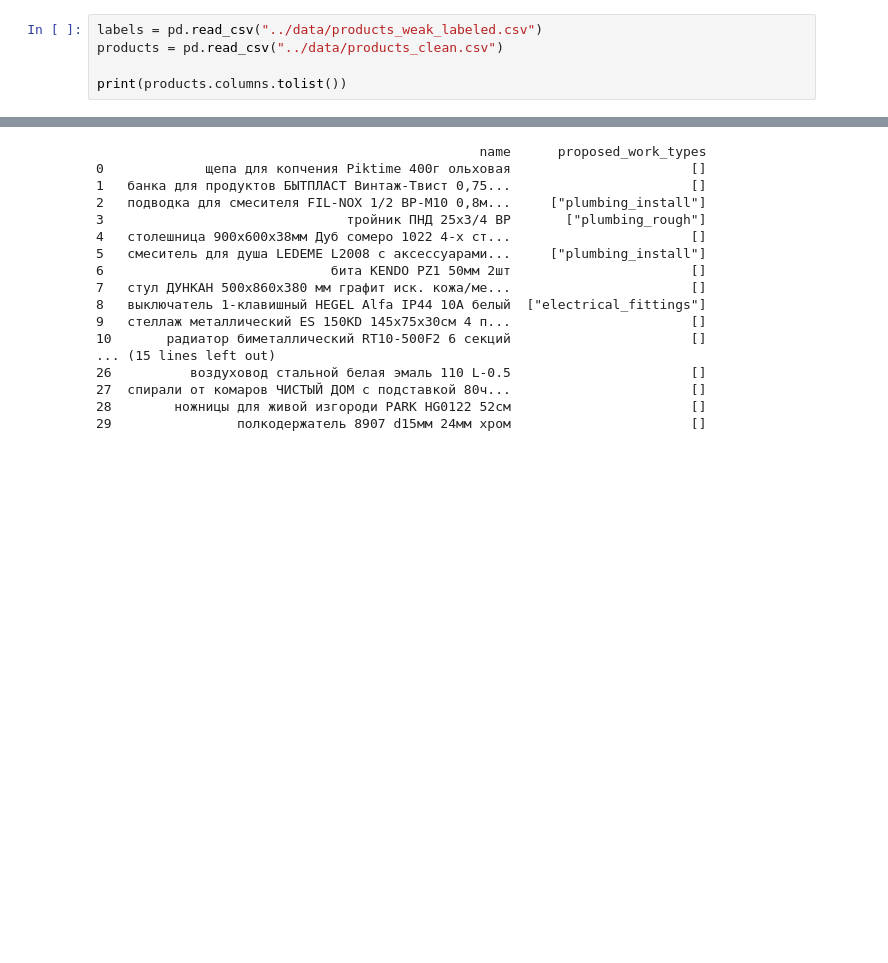
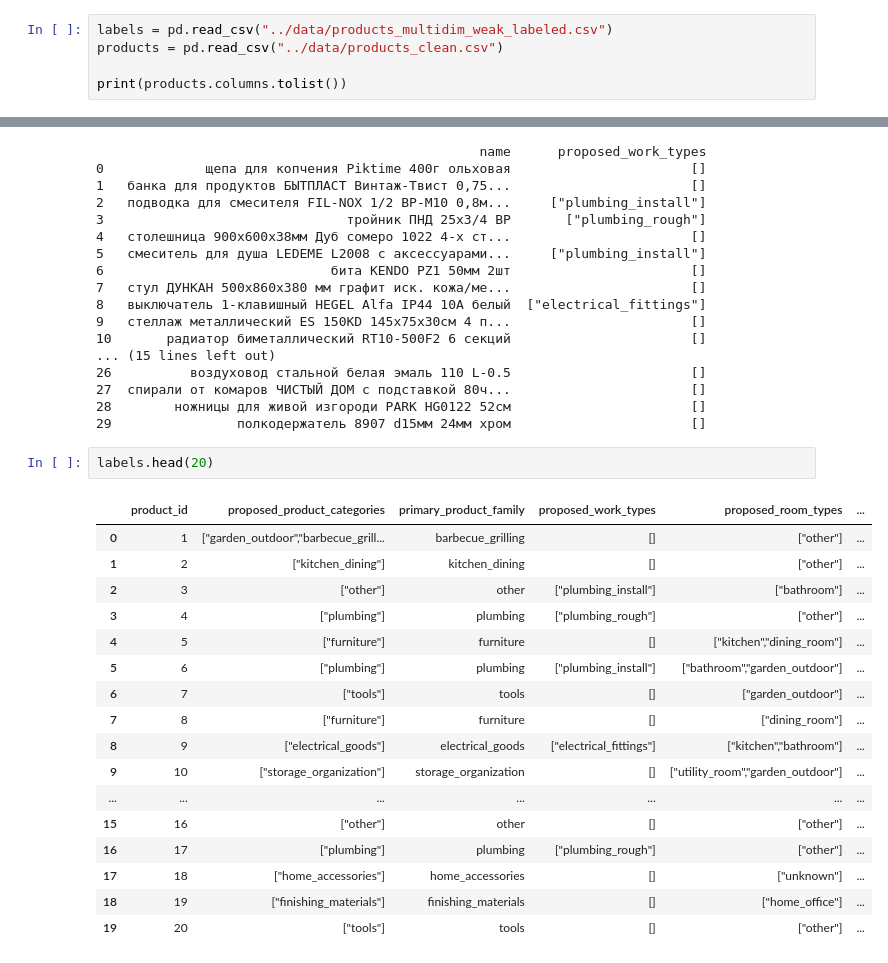
Before and after one commit to arina-babinskaya/IYM, a Jupyter notebook: ml_workspace/scripts/for_myy_tests.ipynb, the cells around one changed output, grey strips where cells are left out. Cells and saved outputs as stored; diff of their text form; blank space fills up the shorter version.

```diff
--- a/ml_workspace/scripts/for_myy_tests.ipynb
+++ b/ml_workspace/scripts/for_myy_tests.ipynb
@@ -26,7 +26,7 @@ print(df.head(10).to_string())
 8           9  ["electrical_fittings"]  [{"material_role":"primary_material","work_type_id":"electrical_fittings"}]  {"electrical_fittings":1.0}  {"electrical_fittings":[{"match":"выключатели накладны ...
 9          10                       []                                                                           []                           {}                                                         ...
 # %%
-labels = pd.read_csv("../data/products_weak_labeled.csv")
+labels = pd.read_csv("../data/products_multidim_weak_labeled.csv")
 products = pd.read_csv("../data/products_clean.csv")
 
 print(products.columns.tolist())
@@ -84,3 +84,23 @@ print(df[["name", "proposed_work_types"]].head(30))
 27  спирали от комаров ЧИСТЫЙ ДОМ с подставкой 80ч...                       []
 28        ножницы для живой изгороди PARK HG0122 52см                       []
 29                полкодержатель 8907 d15мм 24мм хром                       []
+# %%
+labels.head(20)
+# %% [output]
+|  | product_id | proposed_product_categories | primary_product_family | proposed_work_types | proposed_room_types | ... |
+| 0 | 1 | ["garden_outdoor","barbecue_grill... | barbecue_grilling | [] | ["other"] | ... |
+| 1 | 2 | ["kitchen_dining"] | kitchen_dining | [] | ["other"] | ... |
+| 2 | 3 | ["other"] | other | ["plumbing_install"] | ["bathroom"] | ... |
+| 3 | 4 | ["plumbing"] | plumbing | ["plumbing_rough"] | ["other"] | ... |
+| 4 | 5 | ["furniture"] | furniture | [] | ["kitchen","dining_room"] | ... |
+| 5 | 6 | ["plumbing"] | plumbing | ["plumbing_install"] | ["bathroom","garden_outdoor"] | ... |
+| 6 | 7 | ["tools"] | tools | [] | ["garden_outdoor"] | ... |
+| 7 | 8 | ["furniture"] | furniture | [] | ["dining_room"] | ... |
+| 8 | 9 | ["electrical_goods"] | electrical_goods | ["electrical_fittings"] | ["kitchen","bathroom"] | ... |
+| 9 | 10 | ["storage_organization"] | storage_organization | [] | ["utility_room","garden_outdoor"] | ... |
+| ... | ... | ... | ... | ... | ... | ... |
+| 15 | 16 | ["other"] | other | [] | ["other"] | ... |
+| 16 | 17 | ["plumbing"] | plumbing | ["plumbing_rough"] | ["other"] | ... |
+| 17 | 18 | ["home_accessories"] | home_accessories | [] | ["unknown"] | ... |
+| 18 | 19 | ["finishing_materials"] | finishing_materials | [] | ["home_office"] | ... |
+| 19 | 20 | ["tools"] | tools | [] | ["other"] | ... |
```
Also changed, not shown: parts of 3 cells of this notebook, 47 other files.
